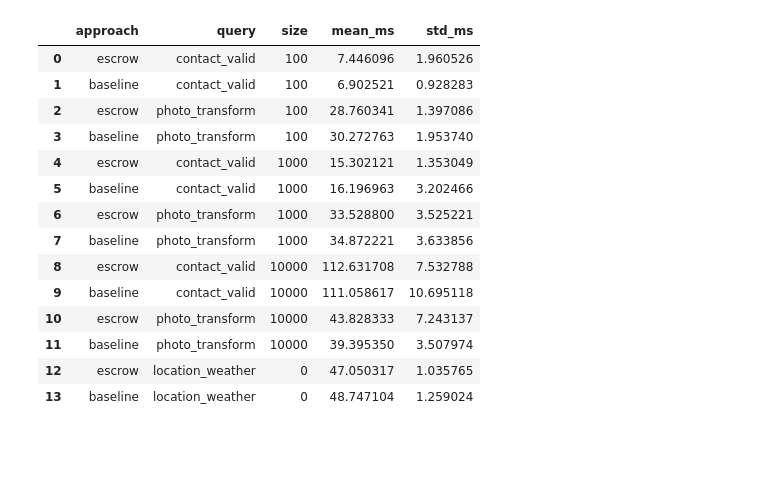
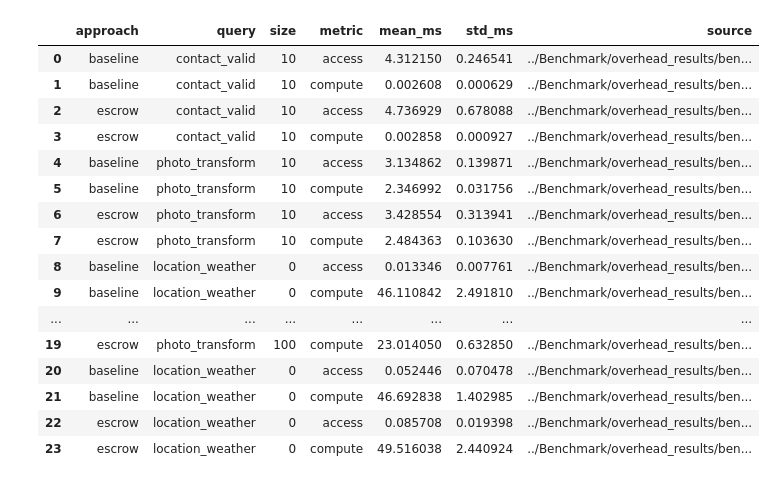
Before and after one commit to youny626/AppleEscrow, a Jupyter notebook: Benchmark/plot_overhead.ipynb, the cells around one changed output. Saved outputs shown, nothing was run; the diff lists cells and outputs as text; code cells hidden in the pictures; blank space fills up the shorter version.

```diff
--- a/Benchmark/plot_overhead.ipynb
+++ b/Benchmark/plot_overhead.ipynb
@@ -1,46 +1,55 @@
 # %%
 from pathlib import Path
 import pandas as pd
 import numpy as np
 import matplotlib.pyplot as plt
 import matplotlib.ticker
 import seaborn as sns
+from matplotlib.patches import Patch
 
 # Global font: larger, bold Times New Roman
 plt.rcParams.update({
     'font.size': 20,
     'font.family': 'serif',
     'font.weight': 'bold',
     'axes.labelweight': 'bold',
     'axes.titleweight': 'bold',
     'font.serif': ['Times New Roman']
 })
+plt.rcParams['figure.constrained_layout.use'] = True
 
 # Load overhead benchmark CSVs (search recursively)
-csv_files = sorted(Path('../Benchmark/overhead_results').rglob('bench_overhead_*.csv'))
+csv_files = sorted(Path('../Benchmark/overhead_results').glob('bench_overhead_*.csv'))
 if not csv_files:
-    raise FileNotFoundError('No overhead benchmark CSV files found.')
+    raise FileNotFoundError('No bench_overhead_*.csv found in project.')
 frames = []
 for fp in csv_files:
     df = pd.read_csv(fp)
+    df['source'] = str(fp)
     frames.append(df)
 data = pd.concat(frames, ignore_index=True)
-data['size'] = data['size'].astype(int)
+# enforce dtypes
+if 'size' in data.columns:
+    data['size'] = data['size'].astype(int)
+# sanitize
+data['metric'] = data['metric'].astype(str)
 data
 # %% [output]
-|  | approach | query | size | mean_ms | std_ms |
-| 0 | escrow | contact_valid | 100 | 7.446096 | 1.960526 |
-| 1 | baseline | contact_valid | 100 | 6.902521 | 0.928283 |
-| 2 | escrow | photo_transform | 100 | 28.760341 | 1.397086 |
-| 3 | baseline | photo_transform | 100 | 30.272763 | 1.953740 |
-| 4 | escrow | contact_valid | 1000 | 15.302121 | 1.353049 |
-| 5 | baseline | contact_valid | 1000 | 16.196963 | 3.202466 |
-| 6 | escrow | photo_transform | 1000 | 33.528800 | 3.525221 |
-| 7 | baseline | photo_transform | 1000 | 34.872221 | 3.633856 |
-| 8 | escrow | contact_valid | 10000 | 112.631708 | 7.532788 |
-| 9 | baseline | contact_valid | 10000 | 111.058617 | 10.695118 |
-| 10 | escrow | photo_transform | 10000 | 43.828333 | 7.243137 |
-| 11 | baseline | photo_transform | 10000 | 39.395350 | 3.507974 |
-| 12 | escrow | location_weather | 0 | 47.050317 | 1.035765 |
-| 13 | baseline | location_weather | 0 | 48.747104 | 1.259024 |
+|  | approach | query | size | metric | mean_ms | std_ms | source |
+| 0 | baseline | contact_valid | 10 | access | 4.312150 | 0.246541 | ../Benchmark/overhead_results/ben... |
+| 1 | baseline | contact_valid | 10 | compute | 0.002608 | 0.000629 | ../Benchmark/overhead_results/ben... |
+| 2 | escrow | contact_valid | 10 | access | 4.736929 | 0.678088 | ../Benchmark/overhead_results/ben... |
+| 3 | escrow | contact_valid | 10 | compute | 0.002858 | 0.000927 | ../Benchmark/overhead_results/ben... |
+| 4 | baseline | photo_transform | 10 | access | 3.134862 | 0.139871 | ../Benchmark/overhead_results/ben... |
+| 5 | baseline | photo_transform | 10 | compute | 2.346992 | 0.031756 | ../Benchmark/overhead_results/ben... |
+| 6 | escrow | photo_transform | 10 | access | 3.428554 | 0.313941 | ../Benchmark/overhead_results/ben... |
+| 7 | escrow | photo_transform | 10 | compute | 2.484363 | 0.103630 | ../Benchmark/overhead_results/ben... |
+| 8 | baseline | location_weather | 0 | access | 0.013346 | 0.007761 | ../Benchmark/overhead_results/ben... |
+| 9 | baseline | location_weather | 0 | compute | 46.110842 | 2.491810 | ../Benchmark/overhead_results/ben... |
+| ... | ... | ... | ... | ... | ... | ... | ... |
+| 19 | escrow | photo_transform | 100 | compute | 23.014050 | 0.632850 | ../Benchmark/overhead_results/ben... |
+| 20 | baseline | location_weather | 0 | access | 0.052446 | 0.070478 | ../Benchmark/overhead_results/ben... |
+| 21 | baseline | location_weather | 0 | compute | 46.692838 | 1.402985 | ../Benchmark/overhead_results/ben... |
+| 22 | escrow | location_weather | 0 | access | 0.085708 | 0.019398 | ../Benchmark/overhead_results/ben... |
+| 23 | escrow | location_weather | 0 | compute | 49.516038 | 2.440924 | ../Benchmark/overhead_results/ben... |
 # %%
```
Also changed, not shown: parts of 1 cell of this notebook, 15 other files.
